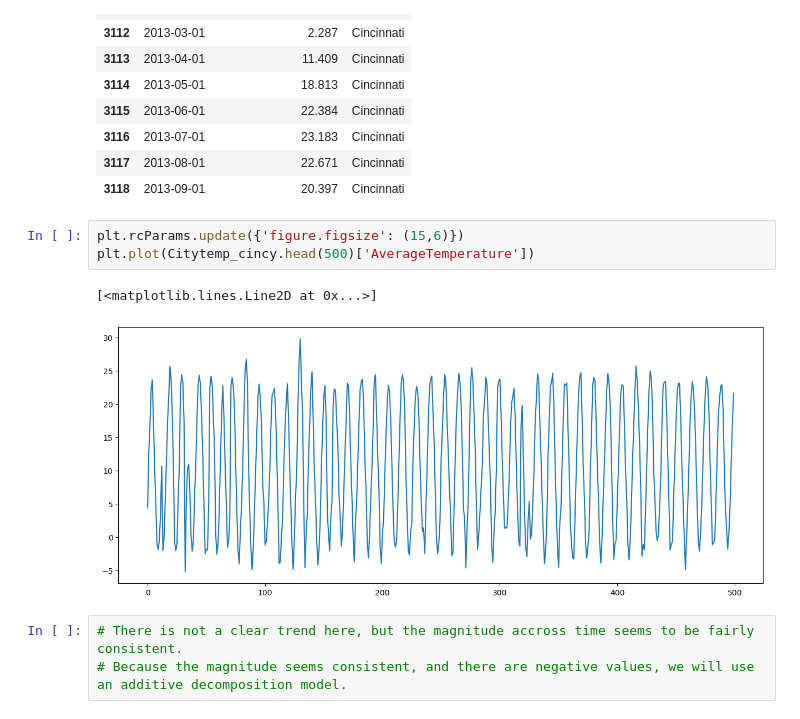
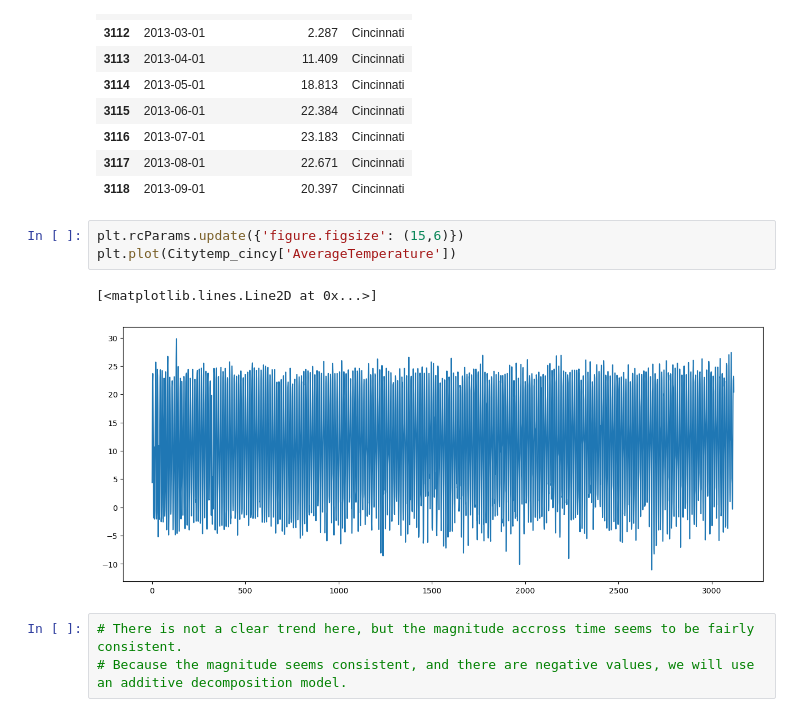
Before and after one commit to AndrewKranny/ClimateAnalysis, a Jupyter notebook: ClimateTimeSeriesAnalysis.ipynb, the cells around one changed output. Cells and saved outputs as stored; diff of their text form.

```diff
--- a/ClimateTimeSeriesAnalysis.ipynb
+++ b/ClimateTimeSeriesAnalysis.ipynb
@@ -62,10 +59,10 @@ Citytemp_cincy.tail(10)
 | 3118 | 2013-09-01 | 20.397 | Cincinnati |
 # %%
 plt.rcParams.update({'figure.figsize': (15,6)})
-plt.plot(Citytemp_cincy.head(500)['AverageTemperature'])
+plt.plot(Citytemp_cincy['AverageTemperature'])
 # %% [output]
 [<matplotlib.lines.Line2D at 0x...>]
-[figure, old version]
+[figure, new version]
 # %%
 # There is not a clear trend here, but the magnitude accross time seems to be fairly consistent.
 # Because the magnitude seems consistent, and there are negative values, we will use an additive decomposition model.
```
Also changed, not shown: parts of 23 cells of this notebook.
